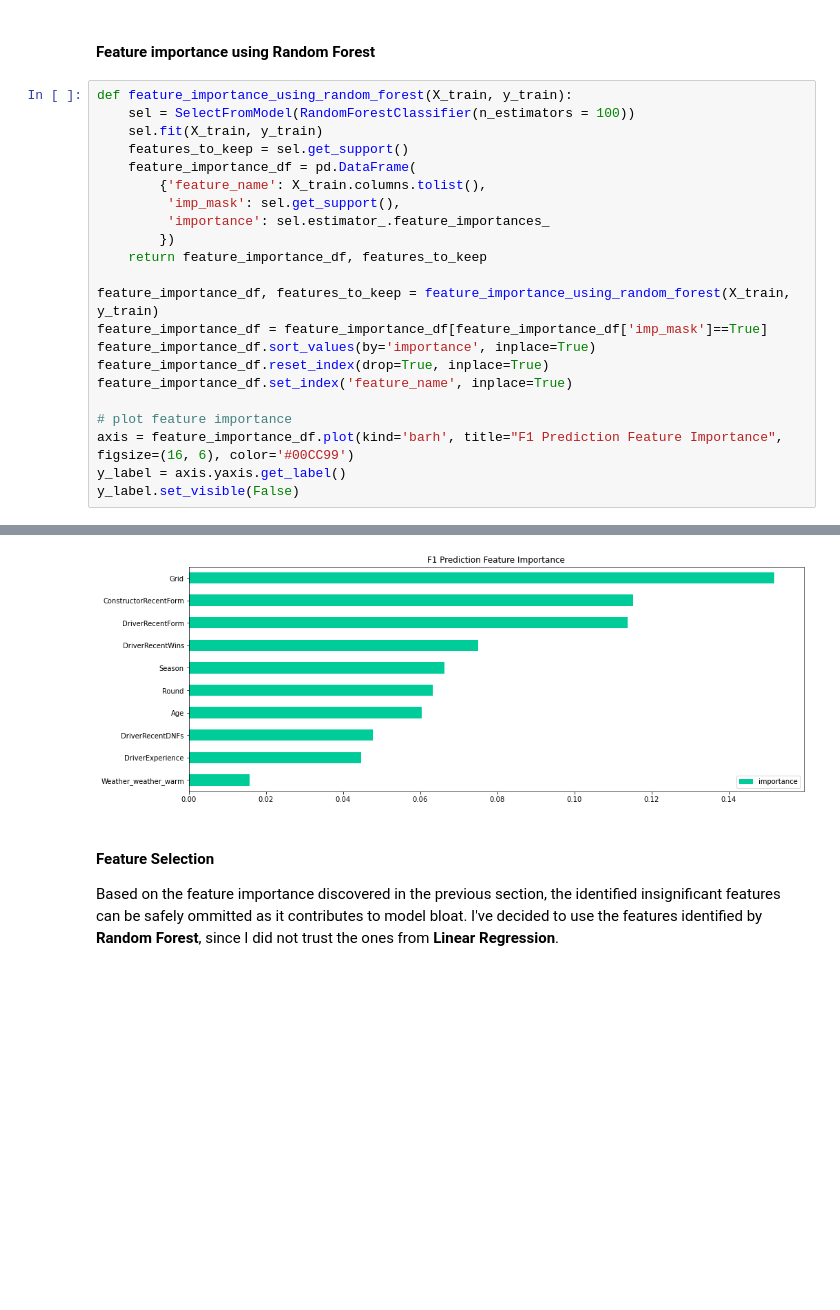
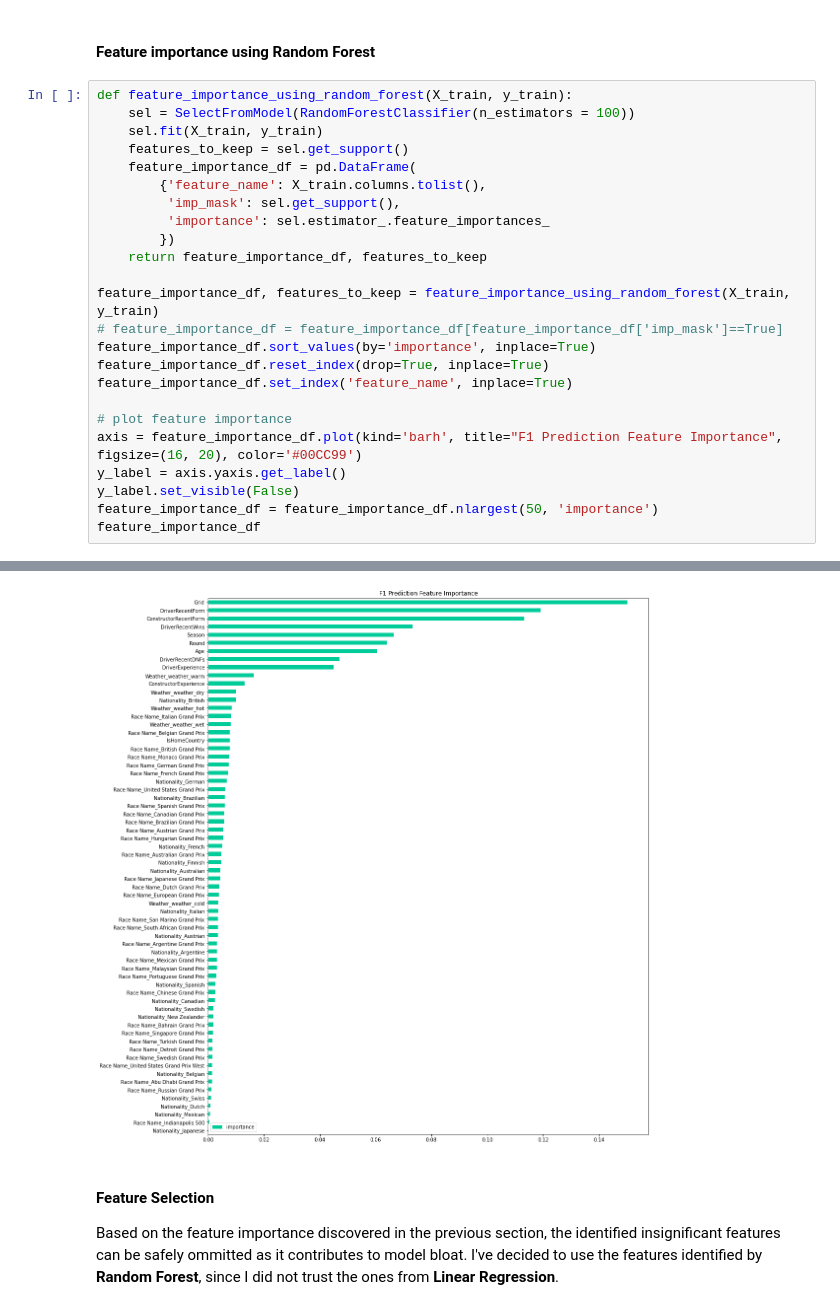
Before and after one commit to jaeyow/f1-predictor, a Jupyter notebook: final-project-part3-technical-notebook.ipynb, the cells around one changed output, grey strips where cells are left out. Cells and saved outputs as stored; diff of their text form; blank space fills up the shorter version.

```diff
--- a/final-project-part3-technical-notebook.ipynb
+++ b/final-project-part3-technical-notebook.ipynb
@@ -435,13 +481,15 @@ def feature_importance_using_random_forest(X_train, y_train):
     return feature_importance_df, features_to_keep
 
 feature_importance_df, features_to_keep = feature_importance_using_random_forest(X_train, y_train)
-feature_importance_df = feature_importance_df[feature_importance_df['imp_mask']==True]
+# feature_importance_df = feature_importance_df[feature_importance_df['imp_mask']==True]
 feature_importance_df.sort_values(by='importance', inplace=True)
 feature_importance_df.reset_index(drop=True, inplace=True)
 feature_importance_df.set_index('feature_name', inplace=True)
 
 # plot feature importance
-axis = feature_importance_df.plot(kind='barh', title="F1 Prediction Feature Importance", figsize=(16, 6), color='#00CC99')
+axis = feature_importance_df.plot(kind='barh', title="F1 Prediction Feature Importance", figsize=(16, 20), color='#00CC99')
 y_label = axis.yaxis.get_label()
 y_label.set_visible(False)
+feature_importance_df = feature_importance_df.nlargest(50, 'importance')
+feature_importance_df
 # %% [output]
@@ -448,4 +514,4 @@ y_label.set_visible(False)
-[figure, old version]
+[figure, new version]
 # %% [markdown]
 <a id='feature_selection'></a>
 #### Feature Selection
```
Also changed, not shown: parts of 17 cells of this notebook, 24 other files.
